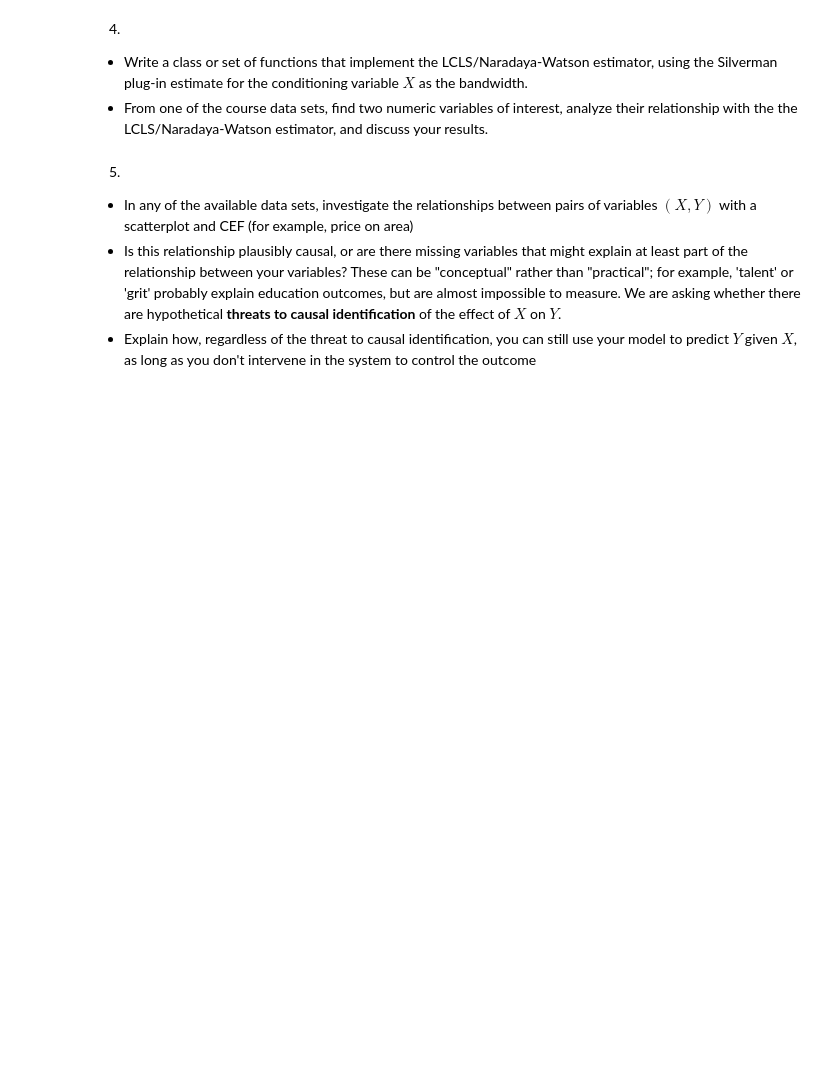
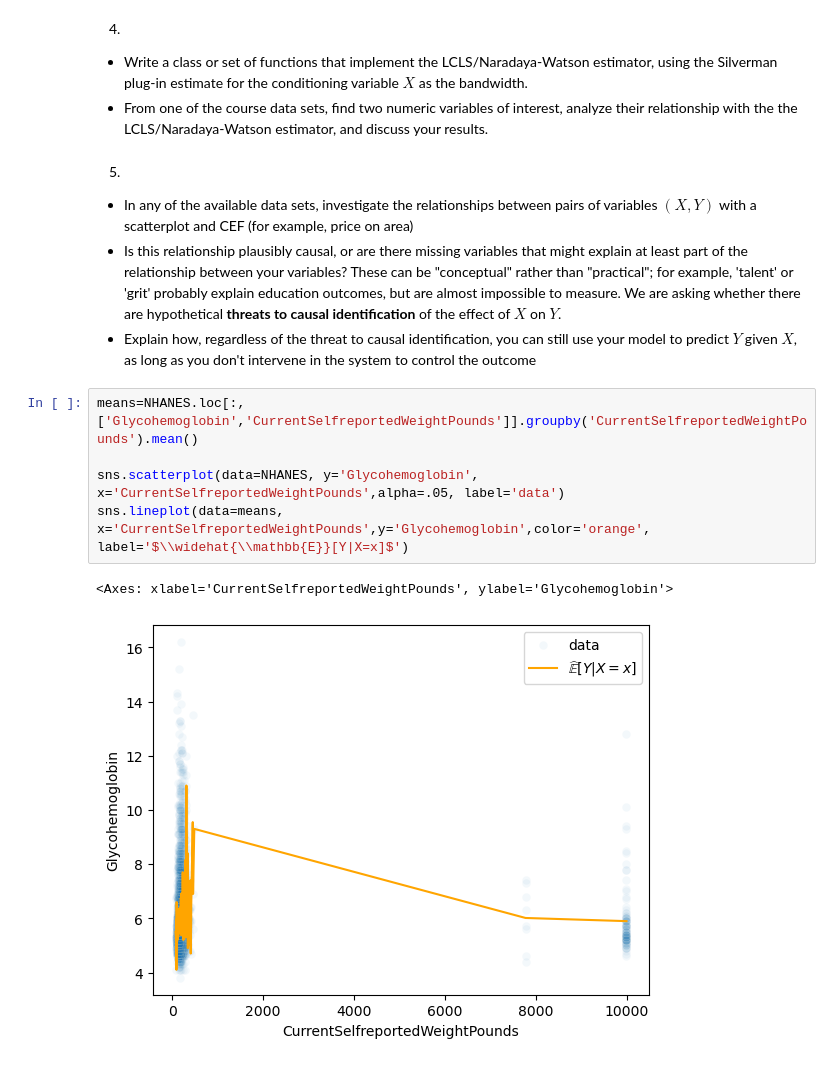
Before and after one commit to shawn01-kubo/DS-5030-Assignment3, a Jupyter notebook: assignment_3.ipynb, the cells around one changed output. Cells and saved outputs as stored; diff of their text form; blank space fills up the shorter version.

```diff
--- a/assignment_3.ipynb
+++ b/assignment_3.ipynb
@@ -193,3 +223,11 @@ This is exactly the Nadaraya–Watson estimator, also known as the Local Constan
 - In any of the available data sets, investigate the relationships between pairs of variables $(X,Y)$ with a scatterplot and CEF (for example, price on area)
 - Is this relationship plausibly causal, or are there missing variables that might explain at least part of the relationship between your variables? These can be "conceptual" rather than "practical"; for example, 'talent' or 'grit' probably explain education outcomes, but are almost impossible to measure. We are asking whether there are hypothetical **threats to causal identification** of the effect of $X$ on $Y$.
 - Explain how, regardless of the threat to causal identification, you can still use your model to predict $Y$ given $X$, as long as you don't intervene in the system to control the outcome
+# %%
+means=NHANES.loc[:,['Glycohemoglobin','CurrentSelfreportedWeightPounds']].groupby('CurrentSelfreportedWeightPounds').mean()
+
+sns.scatterplot(data=NHANES, y='Glycohemoglobin', x='CurrentSelfreportedWeightPounds',alpha=.05, label='data')
+sns.lineplot(data=means, x='CurrentSelfreportedWeightPounds',y='Glycohemoglobin',color='orange', label='$\\widehat{\\mathbb{E}}[Y|X=x]$')
+# %% [output]
+<Axes: xlabel='CurrentSelfreportedWeightPounds', ylabel='Glycohemoglobin'>
+[figure, added]
```
Also changed, not shown: parts of 7 cells of this notebook.
